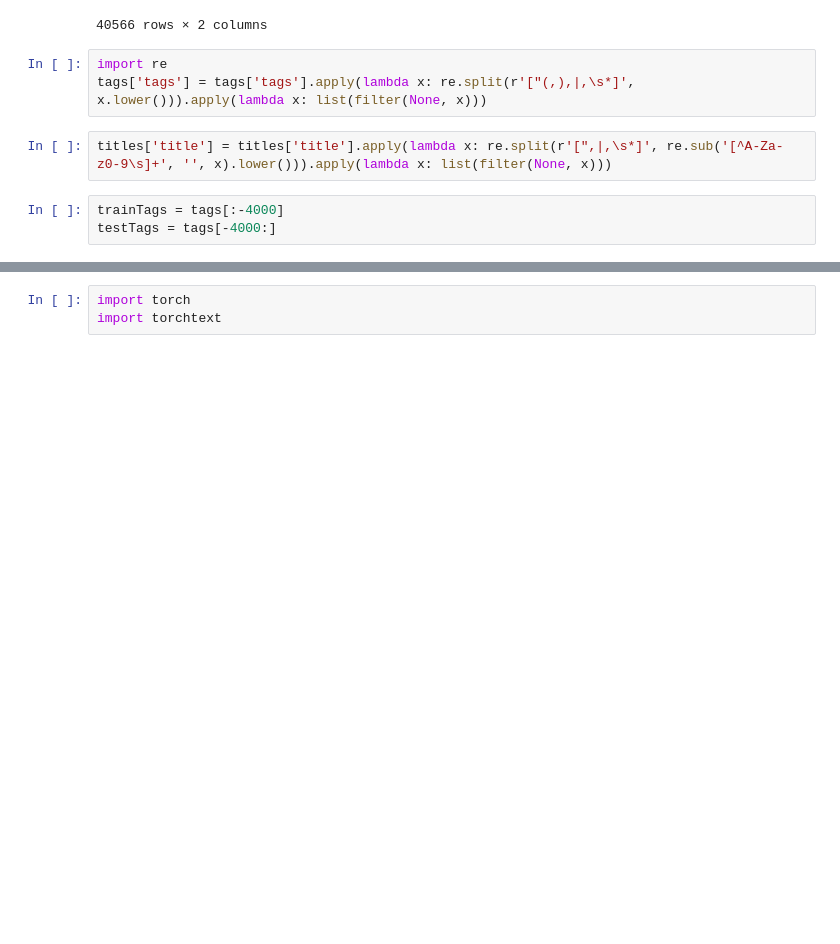
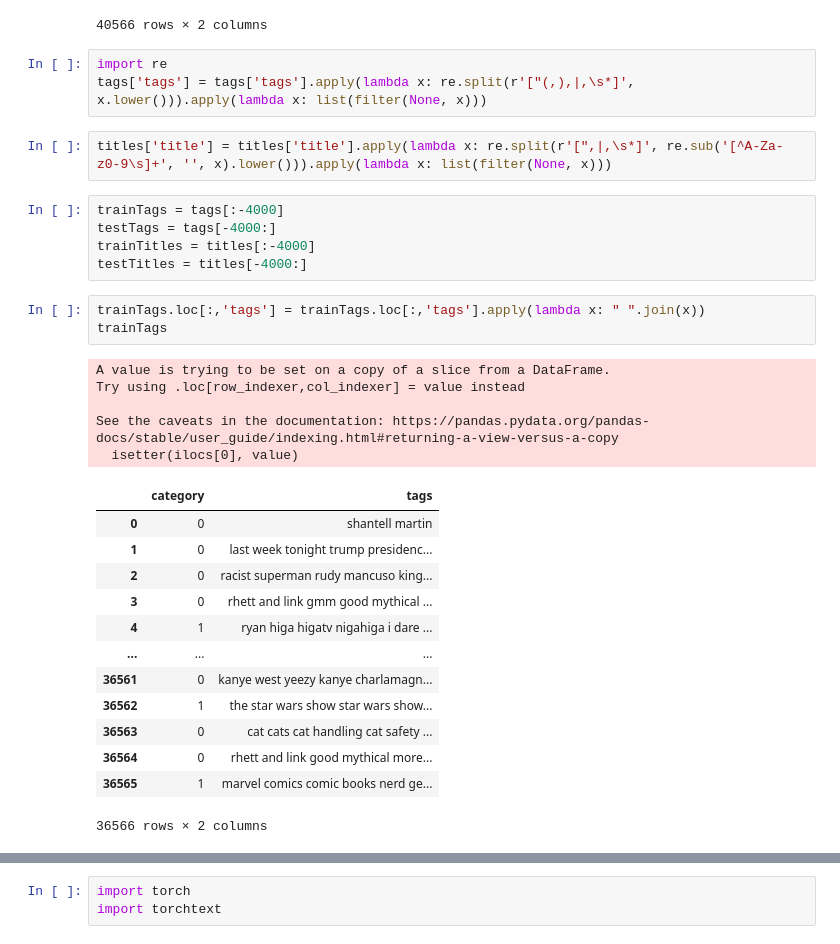
Before and after one commit to danielfeinblatt/Investigating-the-YouTube-Algorithm, a Jupyter notebook: Word Embedding Models.ipynb, the cells around one changed output, grey strips where cells are left out. Cells and saved outputs as stored; diff of their text form; blank space fills up the shorter version.

```diff
--- a/Word Embedding Models.ipynb
+++ b/Word Embedding Models.ipynb
@@ -82,3 +84,27 @@ titles['title'] = titles['title'].apply(lambda x: re.split(r'[",|,\s*]', re.sub(
 # %%
 trainTags = tags[:-4000]
 testTags = tags[-4000:]
+trainTitles = titles[:-4000]
+testTitles = titles[-4000:]
+# %%
+trainTags.loc[:,'tags'] = trainTags.loc[:,'tags'].apply(lambda x: " ".join(x))
+trainTags
+# %% [output]
+A value is trying to be set on a copy of a slice from a DataFrame.
+Try using .loc[row_indexer,col_indexer] = value instead
+
+See the caveats in the documentation: https://pandas.pydata.org/pandas-docs/stable/user_guide/indexing.html#returning-a-view-versus-a-copy
+  isetter(ilocs[0], value)
+|  | category | tags |
+| 0 | 0 | shantell martin |
+| 1 | 0 | last week tonight trump presidenc... |
+| 2 | 0 | racist superman rudy mancuso king... |
+| 3 | 0 | rhett and link gmm good mythical ... |
+| 4 | 1 | ryan higa higatv nigahiga i dare ... |
+| ... | ... | ... |
+| 36561 | 0 | kanye west yeezy kanye charlamagn... |
+| 36562 | 1 | the star wars show star wars show... |
+| 36563 | 0 | cat cats cat handling cat safety ... |
+| 36564 | 0 | rhett and link good mythical more... |
+| 36565 | 1 | marvel comics comic books nerd ge... |
+36566 rows × 2 columns
```
Also changed, not shown: parts of 21 cells of this notebook.
